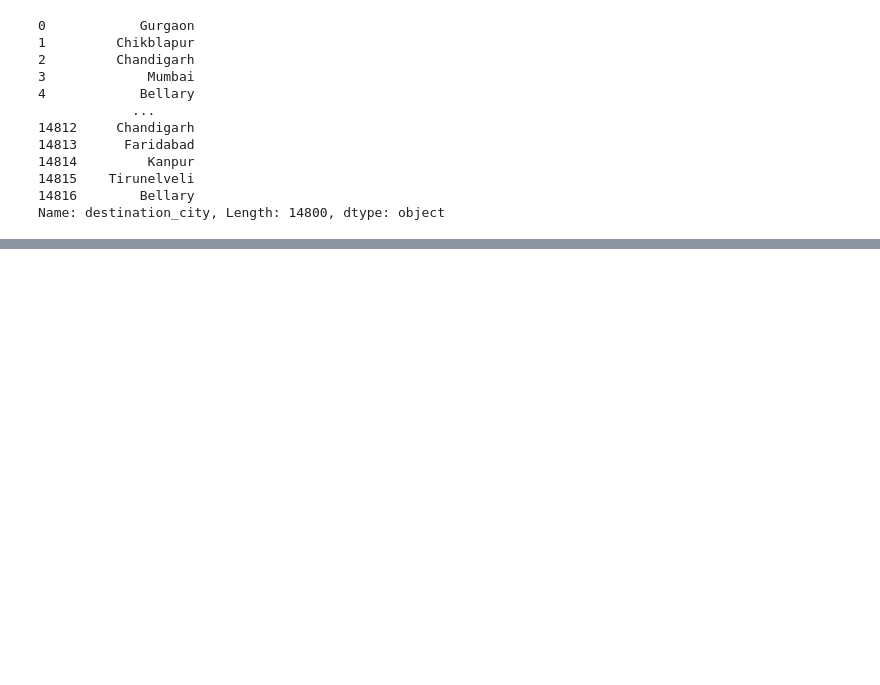
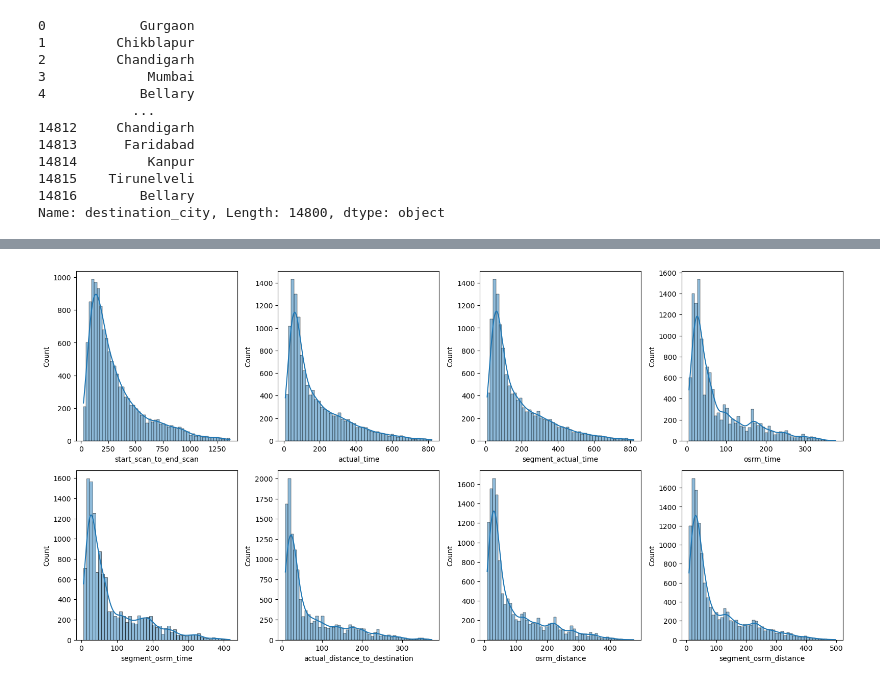
Before and after one commit to christinajoice/Delhivery, a Jupyter notebook: Delhivery.ipynb, the cells around one changed output, grey strips where cells are left out. Cells and saved outputs as stored; diff of their text form; code cells hidden in the pictures; blank space fills up the shorter version.

```diff
--- a/Delhivery.ipynb
+++ b/Delhivery.ipynb
@@ -322,0 +378,7 @@ trip_df['source_city'] = trip_df.source_name.apply(extract_city)
+# %%
+#Calculating IQR (Inter Quartile Range)
+q1 = trip_df[numeric_cols].quantile(0.25)
+q3 = trip_df[numeric_cols].quantile(0.75)
+
+iqr = q3-q1
+iqr
@@ -322,0 +395,2 @@ trip_df['source_city'] = trip_df.source_name.apply(extract_city)
+# %%
+trip_df = trip_df[~((trip_df[numeric_cols]<q1-(1.5*iqr)) | (trip_df[numeric_cols]>q3+(1.5*iqr))).any(axis=1)].reset_index()
@@ -322,0 +418,18 @@ trip_df['source_city'] = trip_df.source_name.apply(extract_city)
+# %%
+#Distribution plots of continuous features
+
+fig, ax = plt.subplots(2,4, figsize=(16,8))
+
+sns.histplot(data=trip_df['start_scan_to_end_scan'], kde=True, ax=ax[0,0])
+sns.histplot(data=trip_df['actual_time'], kde=True, ax=ax[0,1])
+sns.histplot(data=trip_df['segment_actual_time'], kde=True, ax=ax[0,2])
+sns.histplot(data=trip_df['osrm_time'], kde=True, ax=ax[0,3])
+sns.histplot(data=trip_df['segment_osrm_time'], kde=True, ax=ax[1,0])
+sns.histplot(data=trip_df['actual_distance_to_destination'], kde=True, ax=ax[1,1])
+sns.histplot(data=trip_df['osrm_distance'], kde=True, ax=ax[1,2])
+sns.histplot(data=trip_df['segment_osrm_distance'], kde=True, ax=ax[1,3])
+
+plt.tight_layout()
+plt.show()
+# %% [output]
+[figure, added]
```
Also changed, not shown: parts of 11 cells of this notebook.
